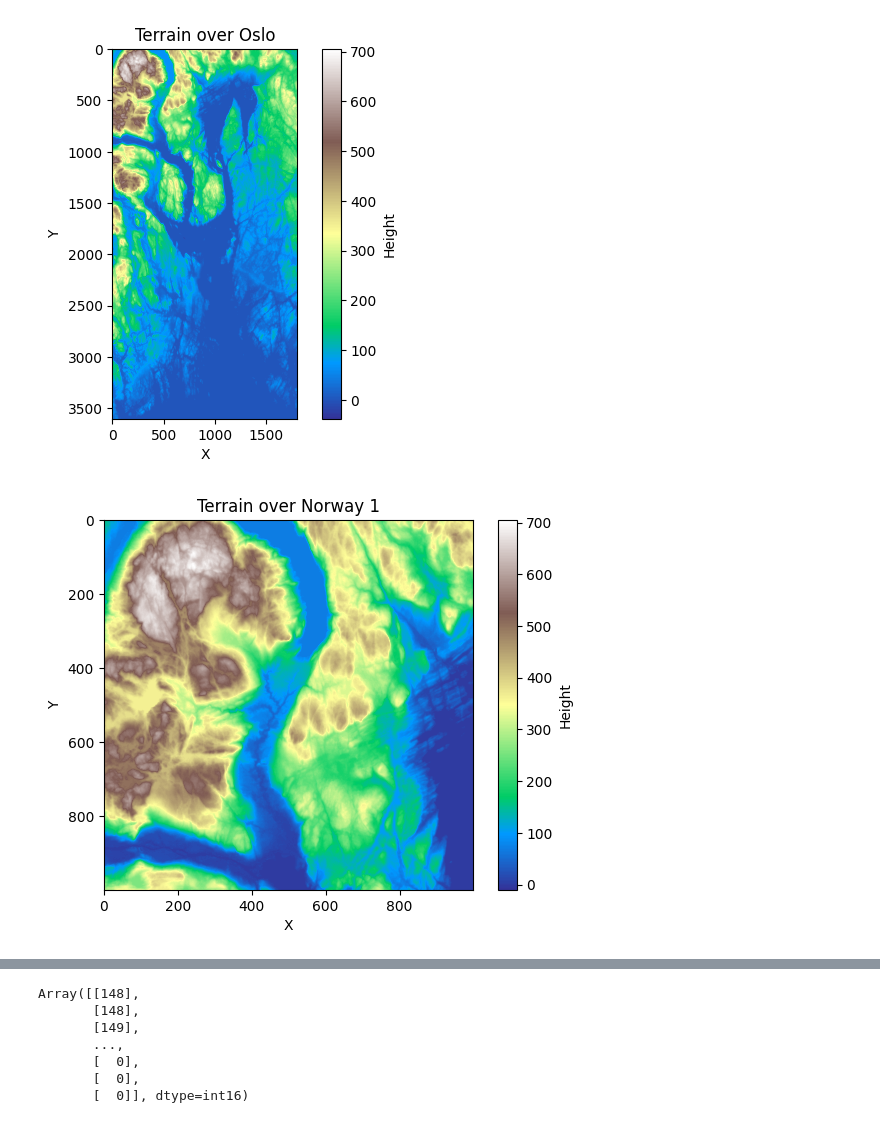
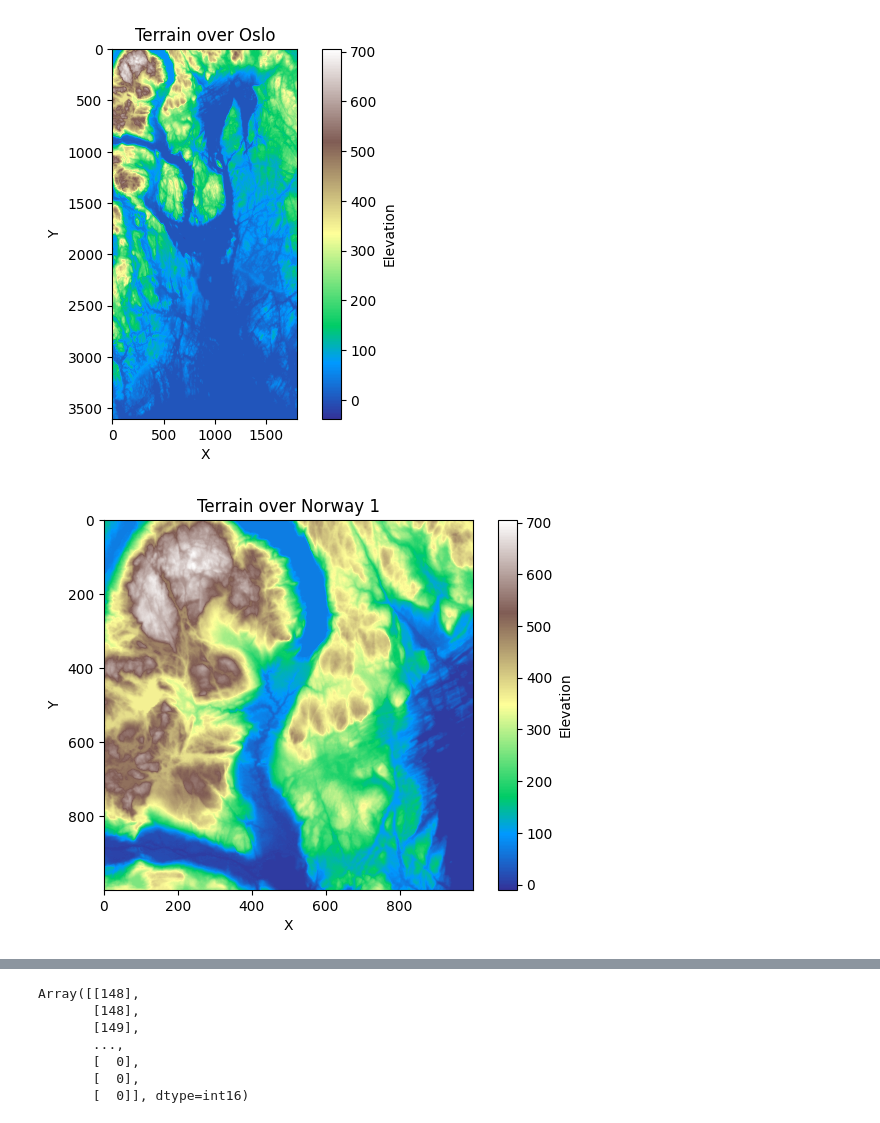
Before and after one commit to LassePladsen/FYS-STK3155-projects, a Jupyter notebook: project1/source_code/part_g_real_data.ipynb, the cells around one changed output, grey strips where cells are left out. Cells and saved outputs as stored; diff of their text form; code cells hidden in the pictures.

Commit message:
renamed z labels to elevation (missing units)

```diff
--- a/project1/source_code/part_g_real_data.ipynb
+++ b/project1/source_code/part_g_real_data.ipynb
@@ -13,18 +13,18 @@ from sklearn.linear_model import Lasso
 # %%
 COLORMAP = "terrain"  # color map for countour plots
 
 # Load the terrain
 terrain = imread('../reference_material/oslo.tif')
 # Show the terrain
 plt.figure()
 plt.title('Terrain over Oslo')
 plt.imshow(terrain, cmap=COLORMAP)
-plt.colorbar(label="Height")
+plt.colorbar(label="Elevation")
 plt.xlabel('X')
 plt.ylabel('Y')
 plt.show()
 # %% [output]
-[figure, old version]
+[figure, new version]
 # %%
 def create_X(x, y, n):
     """Returns the design matrix X from coordinates x and y with n polynomial degrees."""
@@ -63,10 +63,10 @@ plt.title('Terrain over Norway 1')
 plt.imshow(terrain, cmap=COLORMAP)
 plt.xlabel('X')
 plt.ylabel('Y')
-plt.colorbar(label="Height")
+plt.colorbar(label="Elevation")
 plt.show()
 # %% [output]
-[figure, old version]
+[figure, new version]
 # %%
 fig = plt.figure()
 ax = plt.axes(projection='3d')
```
Also changed, not shown: parts of 5 cells of this notebook.
